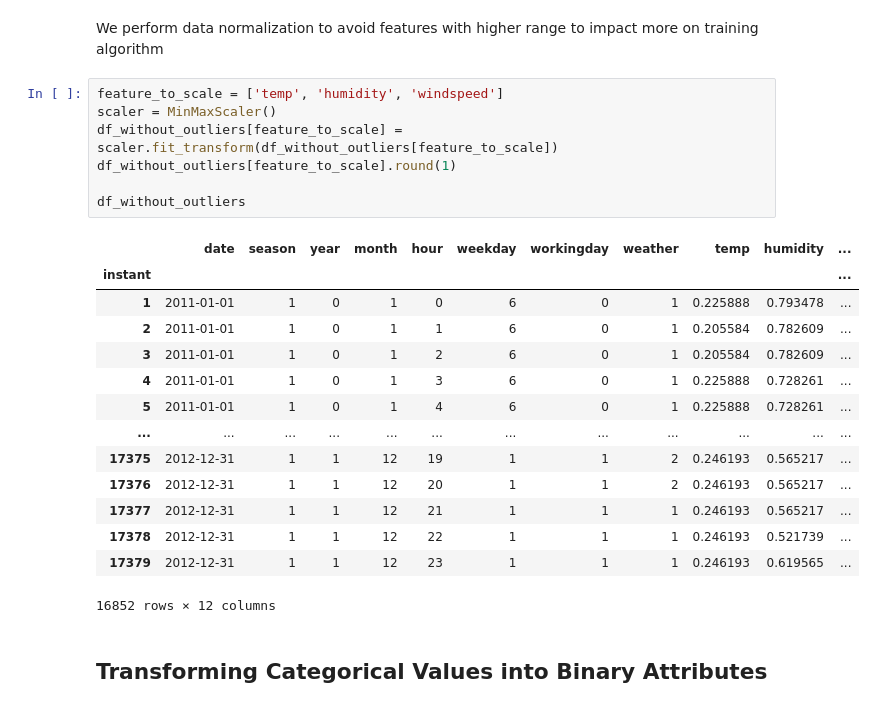
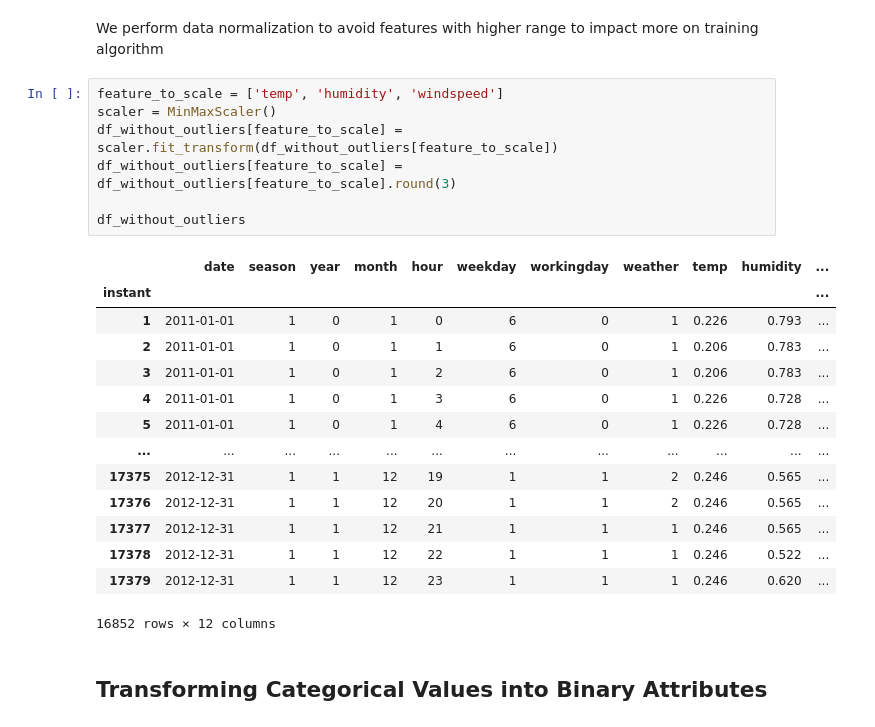
Before and after one commit to enricollen/bike-rental-demand-prediction, a Jupyter notebook: data_preprocessing.ipynb, the cells around one changed output. Drawn from its saved outputs; the diff is of its cells as text.

```diff
--- a/data_preprocessing.ipynb
+++ b/data_preprocessing.ipynb
@@ -125,24 +125,24 @@ We perform data normalization to avoid features with higher range to impact more
 # %%
 feature_to_scale = ['temp', 'humidity', 'windspeed']
 scaler = MinMaxScaler()
 df_without_outliers[feature_to_scale] = scaler.fit_transform(df_without_outliers[feature_to_scale])
-df_without_outliers[feature_to_scale].round(1)
+df_without_outliers[feature_to_scale] = df_without_outliers[feature_to_scale].round(3)
 
 df_without_outliers
 # %% [output]
 |  | date | season | year | month | hour | weekday | workingday | weather | temp | humidity | ... |
 | instant |  |  |  |  |  |  |  |  |  |  | ... |
-| 1 | 2011-01-01 | 1 | 0 | 1 | 0 | 6 | 0 | 1 | 0.225888 | 0.793478 | ... |
-| 2 | 2011-01-01 | 1 | 0 | 1 | 1 | 6 | 0 | 1 | 0.205584 | 0.782609 | ... |
-| 3 | 2011-01-01 | 1 | 0 | 1 | 2 | 6 | 0 | 1 | 0.205584 | 0.782609 | ... |
-| 4 | 2011-01-01 | 1 | 0 | 1 | 3 | 6 | 0 | 1 | 0.225888 | 0.728261 | ... |
-| 5 | 2011-01-01 | 1 | 0 | 1 | 4 | 6 | 0 | 1 | 0.225888 | 0.728261 | ... |
+| 1 | 2011-01-01 | 1 | 0 | 1 | 0 | 6 | 0 | 1 | 0.226 | 0.793 | ... |
+| 2 | 2011-01-01 | 1 | 0 | 1 | 1 | 6 | 0 | 1 | 0.206 | 0.783 | ... |
+| 3 | 2011-01-01 | 1 | 0 | 1 | 2 | 6 | 0 | 1 | 0.206 | 0.783 | ... |
+| 4 | 2011-01-01 | 1 | 0 | 1 | 3 | 6 | 0 | 1 | 0.226 | 0.728 | ... |
+| 5 | 2011-01-01 | 1 | 0 | 1 | 4 | 6 | 0 | 1 | 0.226 | 0.728 | ... |
 | ... | ... | ... | ... | ... | ... | ... | ... | ... | ... | ... | ... |
-| 17375 | 2012-12-31 | 1 | 1 | 12 | 19 | 1 | 1 | 2 | 0.246193 | 0.565217 | ... |
-| 17376 | 2012-12-31 | 1 | 1 | 12 | 20 | 1 | 1 | 2 | 0.246193 | 0.565217 | ... |
-| 17377 | 2012-12-31 | 1 | 1 | 12 | 21 | 1 | 1 | 1 | 0.246193 | 0.565217 | ... |
-| 17378 | 2012-12-31 | 1 | 1 | 12 | 22 | 1 | 1 | 1 | 0.246193 | 0.521739 | ... |
-| 17379 | 2012-12-31 | 1 | 1 | 12 | 23 | 1 | 1 | 1 | 0.246193 | 0.619565 | ... |
+| 17375 | 2012-12-31 | 1 | 1 | 12 | 19 | 1 | 1 | 2 | 0.246 | 0.565 | ... |
+| 17376 | 2012-12-31 | 1 | 1 | 12 | 20 | 1 | 1 | 2 | 0.246 | 0.565 | ... |
+| 17377 | 2012-12-31 | 1 | 1 | 12 | 21 | 1 | 1 | 1 | 0.246 | 0.565 | ... |
+| 17378 | 2012-12-31 | 1 | 1 | 12 | 22 | 1 | 1 | 1 | 0.246 | 0.522 | ... |
+| 17379 | 2012-12-31 | 1 | 1 | 12 | 23 | 1 | 1 | 1 | 0.246 | 0.620 | ... |
 16852 rows × 12 columns
 # %% [markdown]
 ## Transforming Categorical Values into Binary Attributes
```
Also changed, not shown: parts of 2 cells of this notebook.
